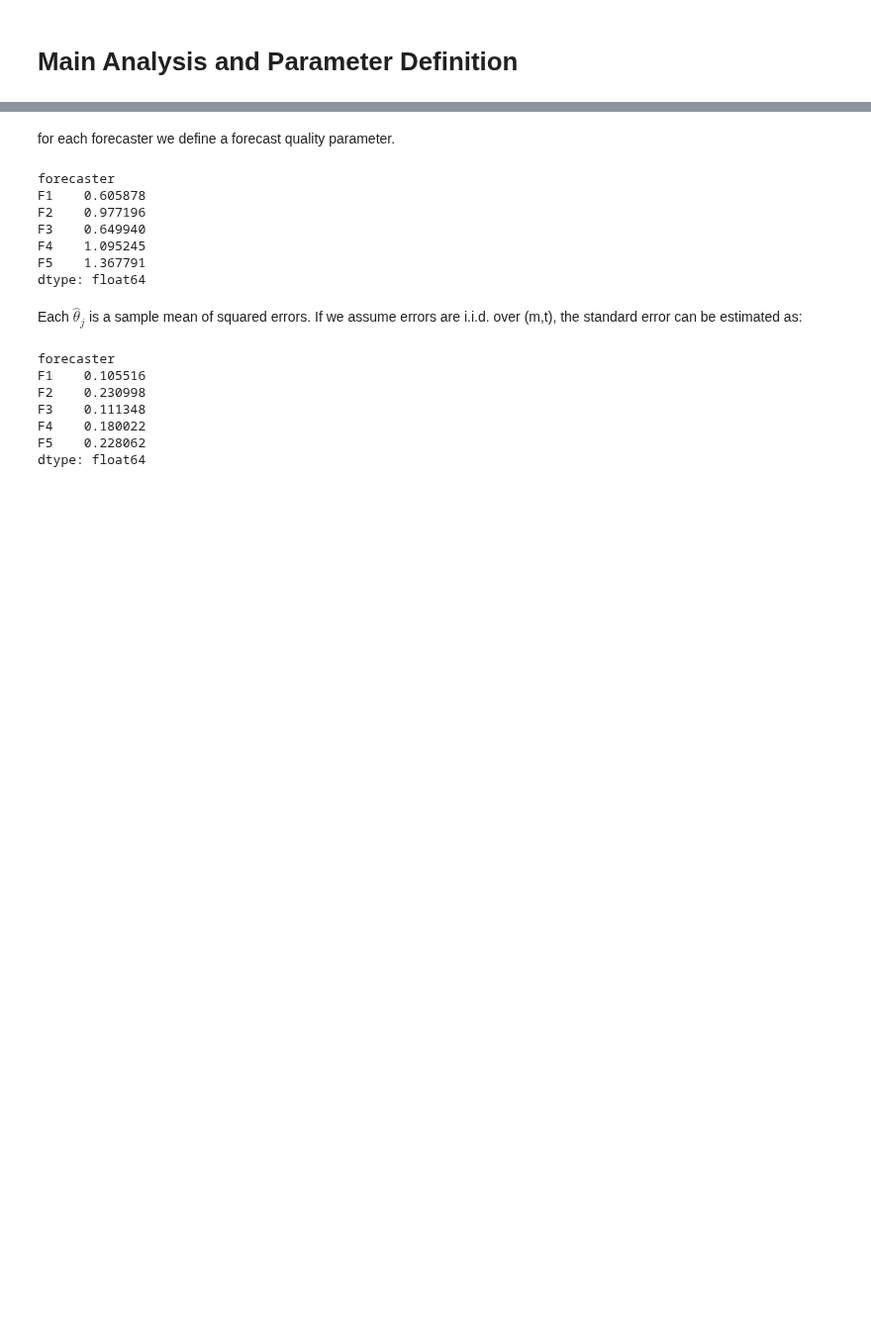
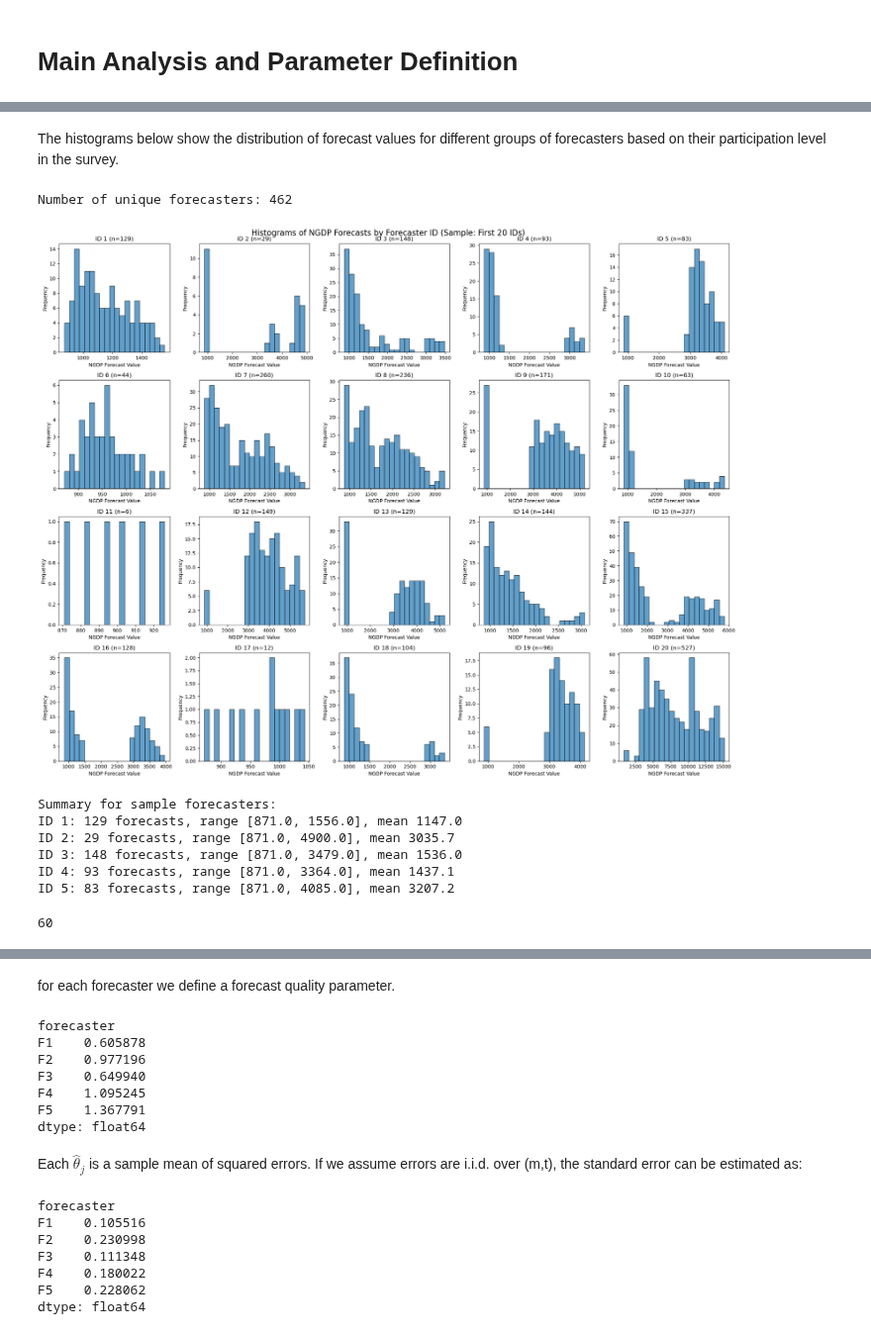
Before and after one commit to ParimahSafarian/ranks-inference-forecasters, a Jupyter notebook: notebooks/Main.ipynb, the cells around one changed output, grey strips where cells are left out. Shown at 99% size. Drawn from its saved outputs; the diff is of its cells as text; code cells hidden in the pictures; blank space fills up the shorter version.

```diff
--- a/notebooks/Main.ipynb
+++ b/notebooks/Main.ipynb
@@ -18,0 +277,69 @@ df.head()
+# %% [markdown]
+
+The histograms below show the distribution of forecast values for different groups of forecasters based on their participation level in the survey.
+# %%
+# Create histograms for each forecaster ID's time series
+# We'll focus on the forecast columns (NGDP1-NGDP6)
+forecast_cols = ['NGDP1', 'NGDP2', 'NGDP3', 'NGDP4', 'NGDP5', 'NGDP6']
+
+# Get unique forecaster IDs
+unique_ids = sorted(df['ID'].unique())
+print(f"Number of unique forecasters: {len(unique_ids)}")
+
+# Since we have 462 forecasters, let's plot histograms for a sample first
+# Let's look at the first 20 forecasters to understand the pattern
+sample_ids = unique_ids[:20]
+
+# Create subplots for the sample
+fig, axes = plt.subplots(4, 5, figsize=(20, 16))
+fig.suptitle('Histograms of NGDP Forecasts by Forecaster ID (Sample: First 20 IDs)', fontsize=16)
+
+for i, forecaster_id in enumerate(sample_ids):
+    row, col = i // 5, i % 5
+
+    # Get data for this forecaster
+    forecaster_data = df[df['ID'] == forecaster_id]
+
+    # Combine all forecast values for this forecaster
+    all_forecasts = []
+    for col_name in forecast_cols:
+        values = forecaster_data[col_name].dropna()
+        all_forecasts.extend(values.tolist())
+
+    # Plot histogram
+    if all_forecasts:  # Only plot if we have data
+        axes[row, col].hist(all_forecasts, bins=20, alpha=0.7, edgecolor='black')
+        axes[row, col].set_title(f'ID {forecaster_id} (n={len(all_forecasts)})')
+        axes[row, col].set_xlabel('NGDP Forecast Value')
+        axes[row, col].set_ylabel('Frequency')
+    else:
+        axes[row, col].set_title(f'ID {forecaster_id} (No Data)')
+        axes[row, col].text(0.5, 0.5, 'No Data', ha='center', va='center', transform=axes[row, col].transAxes)
+
+plt.tight_layout()
+plt.show()
+
+# Print summary statistics for the sample
+print("\nSummary for sample forecasters:")
+for forecaster_id in sample_ids[:5]:  # Show stats for first 5
+    forecaster_data = df[df['ID'] == forecaster_id]
+    all_forecasts = []
+    for col_name in forecast_cols:
+        values = forecaster_data[col_name].dropna()
+        all_forecasts.extend(values.tolist())
+
+    if all_forecasts:
+        print(f"ID {forecaster_id}: {len(all_forecasts)} forecasts, range [{min(all_forecasts):.1f}, {max(all_forecasts):.1f}], mean {np.mean(all_forecasts):.1f}")
+# %% [output]
+Number of unique forecasters: 462
+[figure, added]
+Summary for sample forecasters:
+ID 1: 129 forecasts, range [871.0, 1556.0], mean 1147.0
+ID 2: 29 forecasts, range [871.0, 4900.0], mean 3035.7
+ID 3: 148 forecasts, range [871.0, 3479.0], mean 1536.0
+ID 4: 93 forecasts, range [871.0, 3364.0], mean 1437.1
+ID 5: 83 forecasts, range [871.0, 4085.0], mean 3207.2
+# %%
+len(xl_file.sheet_names)
+# %% [output]
+60
```
Also changed, not shown: parts of 9 cells of this notebook, 1 other file.
